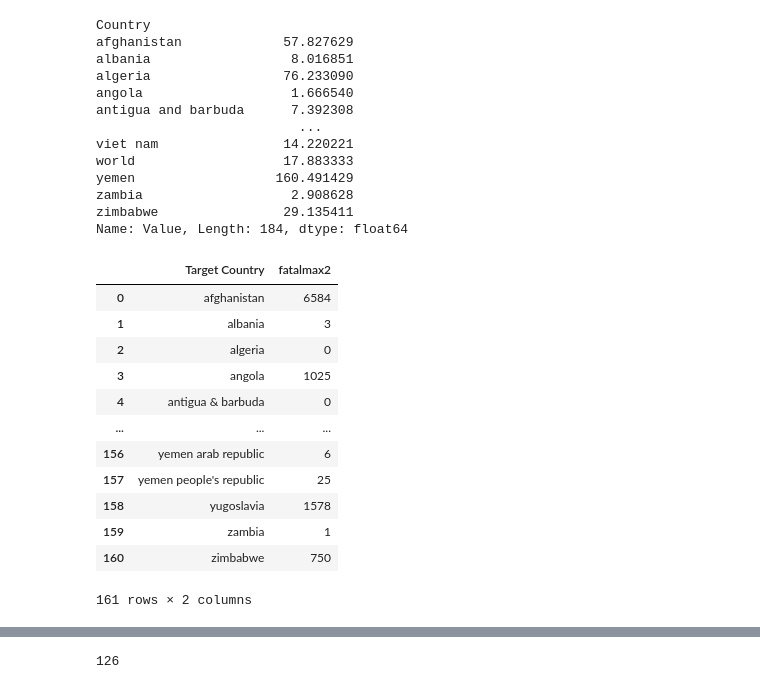
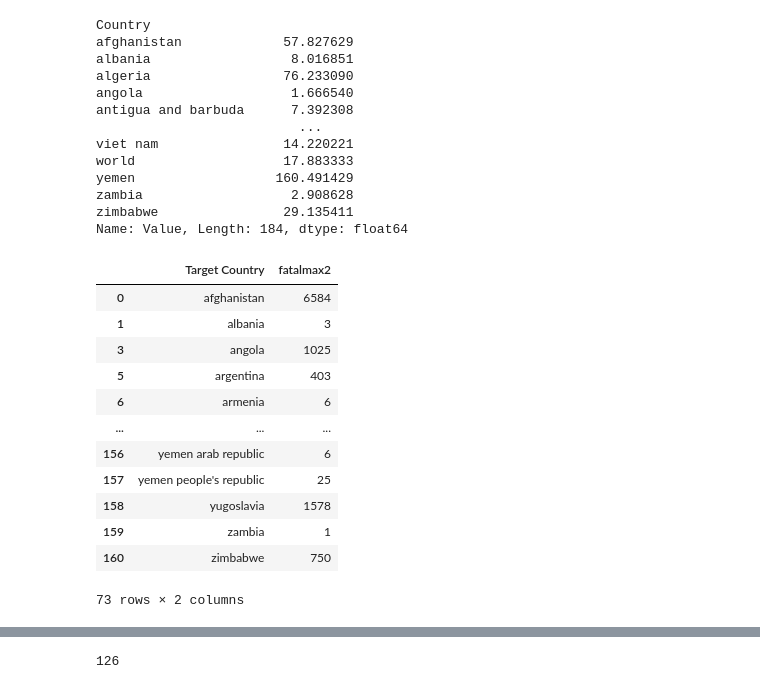
Before and after one commit to msmith150/Water-Conflict-Analysis, a Jupyter notebook: britton_project_code.ipynb, the cells around one changed output, grey strips where cells are left out. Drawn from its saved outputs; the diff is of its cells as text; code cells hidden in the pictures.

```diff
--- a/britton_project_code.ipynb
+++ b/britton_project_code.ipynb
@@ -73,24 +76,26 @@ Name: Value, Length: 184, dtype: float64
 # %%
 # Filter the DataFrame for the desired year range
 filtered_mie_csv = mie_csv[(mie_csv['Year'] >= 1980) & (mie_csv['Year'] <= 2014)]
 
+
 # Group by 'Country' and 'Year', and sum 'fatalmax2'
-total_fatal = filtered_mie_csv.groupby(['Target Country'])['fatalmax2'].sum().reset_index()
+total_fatal_max = filtered_mie_csv.groupby(['Target Country'])['fatalmax2'].sum().reset_index()
+total_fatal = total_fatal_max[(total_fatal_max['fatalmax2'] > 0) & (total_fatal_max['fatalmax2'] < 30000)]
 total_fatal
 # %% [output]
 |  | Target Country | fatalmax2 |
 | 0 | afghanistan | 6584 |
 | 1 | albania | 3 |
-| 2 | algeria | 0 |
 | 3 | angola | 1025 |
-| 4 | antigua & barbuda | 0 |
+| 5 | argentina | 403 |
+| 6 | armenia | 6 |
 | ... | ... | ... |
 | 156 | yemen arab republic | 6 |
 | 157 | yemen people's republic | 25 |
 | 158 | yugoslavia | 1578 |
 | 159 | zambia | 1 |
 | 160 | zimbabwe | 750 |
-161 rows × 2 columns
+73 rows × 2 columns
 # %%
 fatal_water_stress = pd.merge(average_water_stress, total_fatal, left_on='Country', right_on='Target Country', how='inner')
 fatal_water_stress
```
Also changed, not shown: parts of 14 cells of this notebook.
